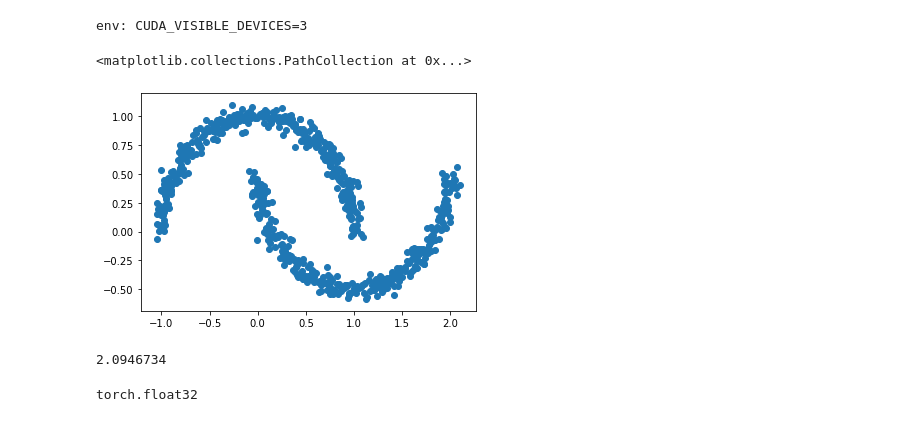
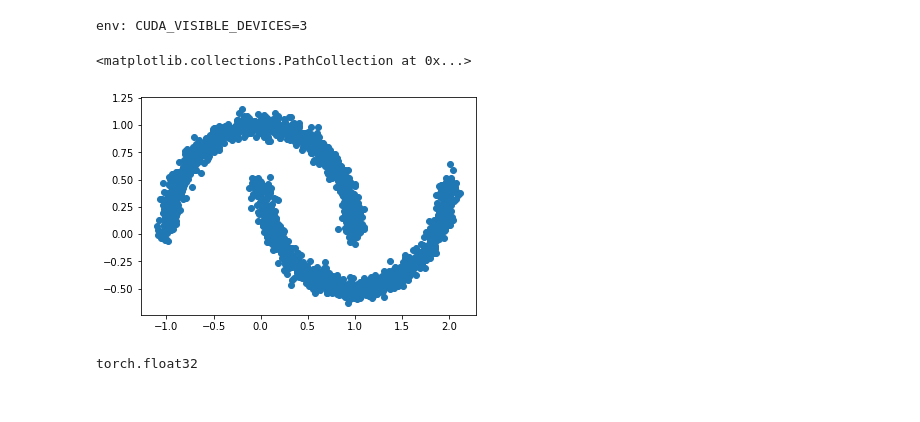
Before and after one commit to MaximArtemev/RICH-GAN-2019, a Jupyter notebook: notebooks/nf + xbg moon example.ipynb, the cells around one changed output. Saved outputs shown, nothing was run; the diff lists cells and outputs as text; code cells hidden in the pictures.

```diff
--- a/notebooks/nf + xbg moon example.ipynb
+++ b/notebooks/nf + xbg moon example.ipynb
@@ -102,20 +103,16 @@ class MAF(nn.Module):
             log_det += alpha
         return x, log_det
 # %%
-X, _ = make_moons(1000)
+X, _ = make_moons(10000)
 n, dim = X.shape
 X += np.random.normal(0, 0.05, X.shape)
 X = X.astype(np.float32)
-X_train, X_test = X[: n * 7 // 10], X[n * 7 // 10: ]
+X_train, X_test = X[: n * 2 // 10], X[n * 8 // 10: ]
 
 plt.scatter(X_train[:, 0], X_train[:, 1])
 # %% [output]
 <matplotlib.collections.PathCollection at 0x...>
-[figure, old version]
+[figure, new version]
-# %%
-np.max(X_train[:, 0])
-# %% [output]
-2.0946734
 # %%
 X_train_tensor = torch.from_numpy(X_train).to(device)
 X_test_tensor = torch.from_numpy(X_test).to(device)
```
Also changed, not shown: parts of 20 cells of this notebook.
